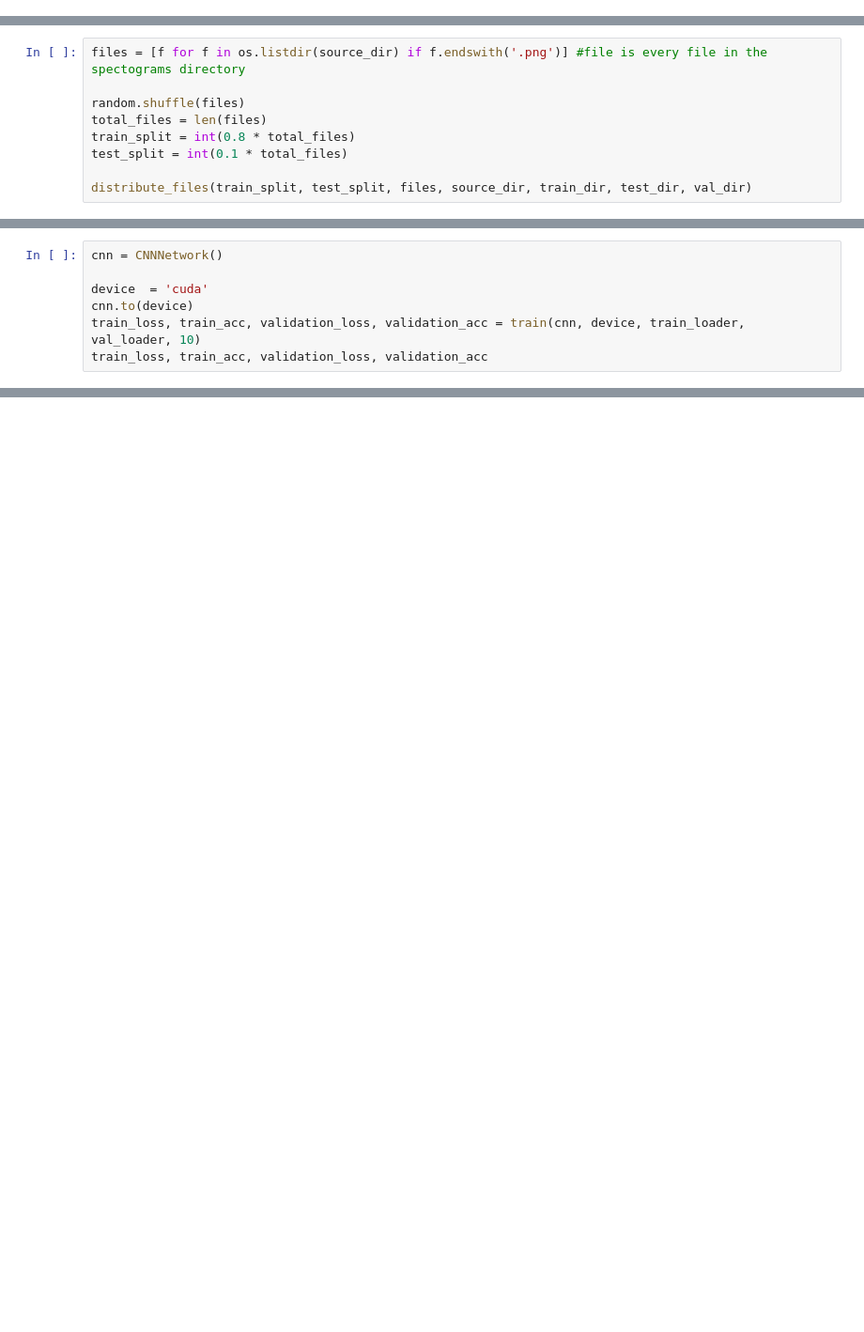
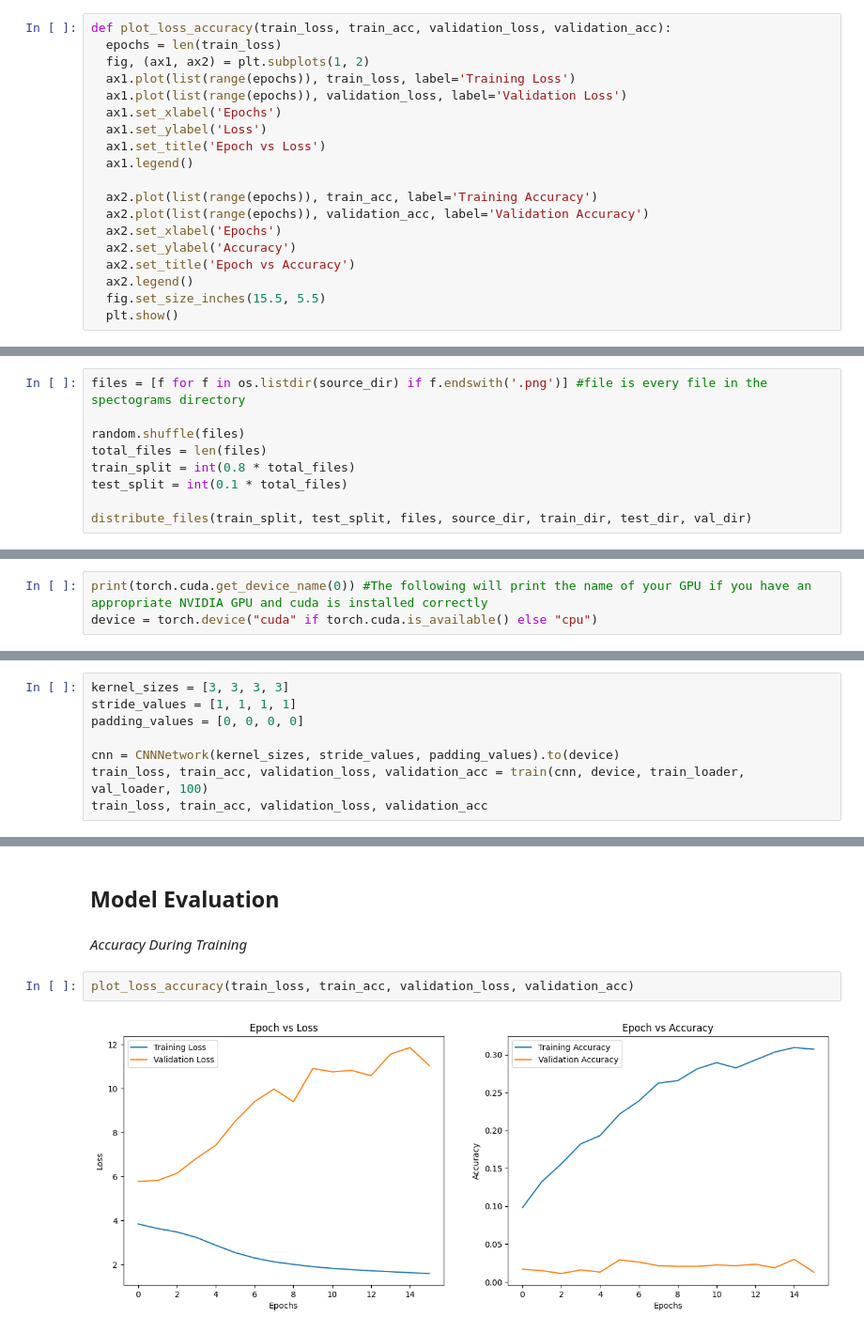
Before and after one commit to Chomba-Mumba/Advanced-AI, a Jupyter notebook: genre_recognition_model.ipynb, the cells around one changed output, grey strips where cells are left out. Shown at 94% size. Cells and saved outputs as stored; diff of their text form; blank space fills up the shorter version.

Commit message:
Model before optimizing for multi-label classification

```diff
--- a/genre_recognition_model.ipynb
+++ b/genre_recognition_model.ipynb
@@ -218,0 +245,19 @@ Move Files into Training, Test and Validation Sets
+# %%
+def plot_loss_accuracy(train_loss, train_acc, validation_loss, validation_acc):
+  epochs = len(train_loss)
+  fig, (ax1, ax2) = plt.subplots(1, 2)
+  ax1.plot(list(range(epochs)), train_loss, label='Training Loss')
+  ax1.plot(list(range(epochs)), validation_loss, label='Validation Loss')
+  ax1.set_xlabel('Epochs')
+  ax1.set_ylabel('Loss')
+  ax1.set_title('Epoch vs Loss')
+  ax1.legend()
+
+  ax2.plot(list(range(epochs)), train_acc, label='Training Accuracy')
+  ax2.plot(list(range(epochs)), validation_acc, label='Validation Accuracy')
+  ax2.set_xlabel('Epochs')
+  ax2.set_ylabel('Accuracy')
+  ax2.set_title('Epoch vs Accuracy')
+  ax2.legend()
+  fig.set_size_inches(15.5, 5.5)
+  plt.show()
@@ -416,7 +324,0 @@ NVIDIA GeForce GTX 1650 Ti
-# %%
-cnn = CNNNetwork()
-
-device  = 'cuda'
-cnn.to(device)
-train_loss, train_acc, validation_loss, validation_acc = train(cnn, device, train_loader, val_loader, 10)
-train_loss, train_acc, validation_loss, validation_acc
@@ -504,0 +449,3 @@ The predicted genre for test_sounds/001083.mp3 is 38
+# %%
+print(torch.cuda.get_device_name(0)) #The following will print the name of your GPU if you have an appropriate NVIDIA GPU and cuda is installed correctly
+device = torch.device("cuda" if torch.cuda.is_available() else "cpu")
@@ -504,0 +458,8 @@ The predicted genre for test_sounds/001083.mp3 is 38
+# %%
+kernel_sizes = [3, 3, 3, 3]
+stride_values = [1, 1, 1, 1]
+padding_values = [0, 0, 0, 0]
+
+cnn = CNNNetwork(kernel_sizes, stride_values, padding_values).to(device)
+train_loss, train_acc, validation_loss, validation_acc = train(cnn, device, train_loader, val_loader, 100)
+train_loss, train_acc, validation_loss, validation_acc
@@ -504,0 +471,8 @@ The predicted genre for test_sounds/001083.mp3 is 38
+# %% [markdown]
+## Model Evaluation
+# %% [markdown]
+*Accuracy During Training*
+# %%
+plot_loss_accuracy(train_loss, train_acc, validation_loss, validation_acc)
+# %% [output]
+[figure, added]
```
Also changed, not shown: parts of 76 cells of this notebook.
